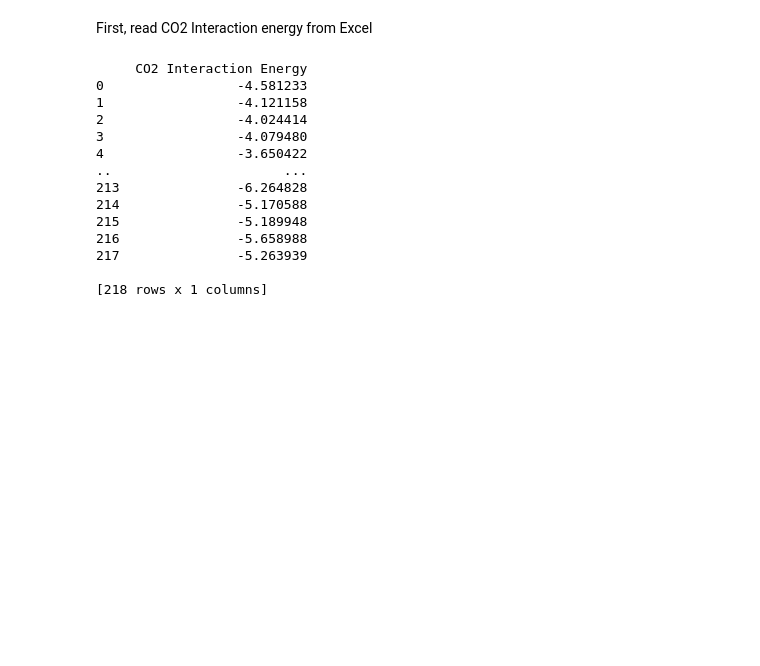
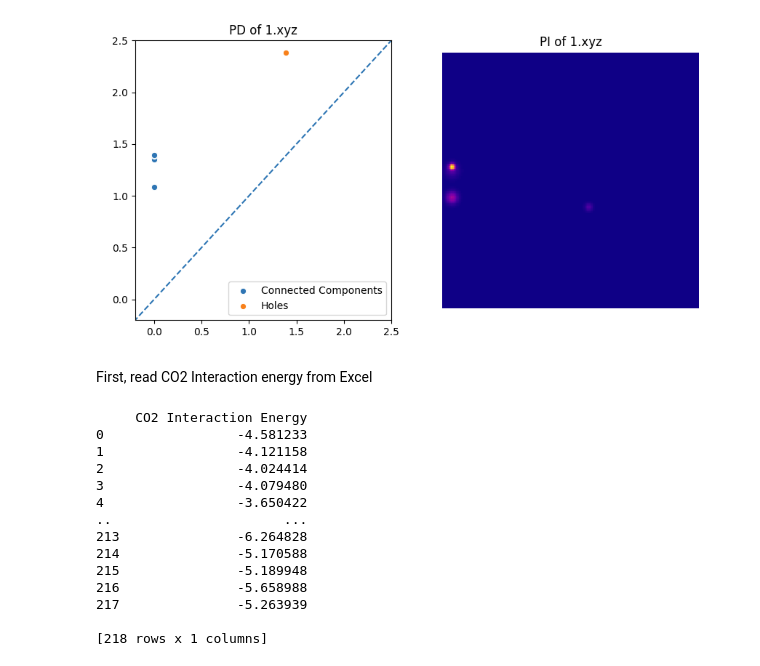
Before and after one commit to maroulaslab/PersistentImages_Chemistry, a Jupyter notebook: example.ipynb, the cells around one changed output. Cells and saved outputs as stored; diff of their text form; code cells hidden in the pictures; blank space fills up the shorter version.

Commit message:
Try to fix image again for gitlab

```diff
--- a/example.ipynb
+++ b/example.ipynb
@@ -11,3 +9,8 @@ This short example will demonstrate how to generate persistence image vectors an
+# %%
+from IPython.display import display, Image
+display(Image(filename='PI.jpg'))
+# %% [output]
+[figure, added]
 # %% [markdown]
 First, read CO2 Interaction energy from Excel
 # %%
```
Also changed, not shown: parts of 1 cell of this notebook.
